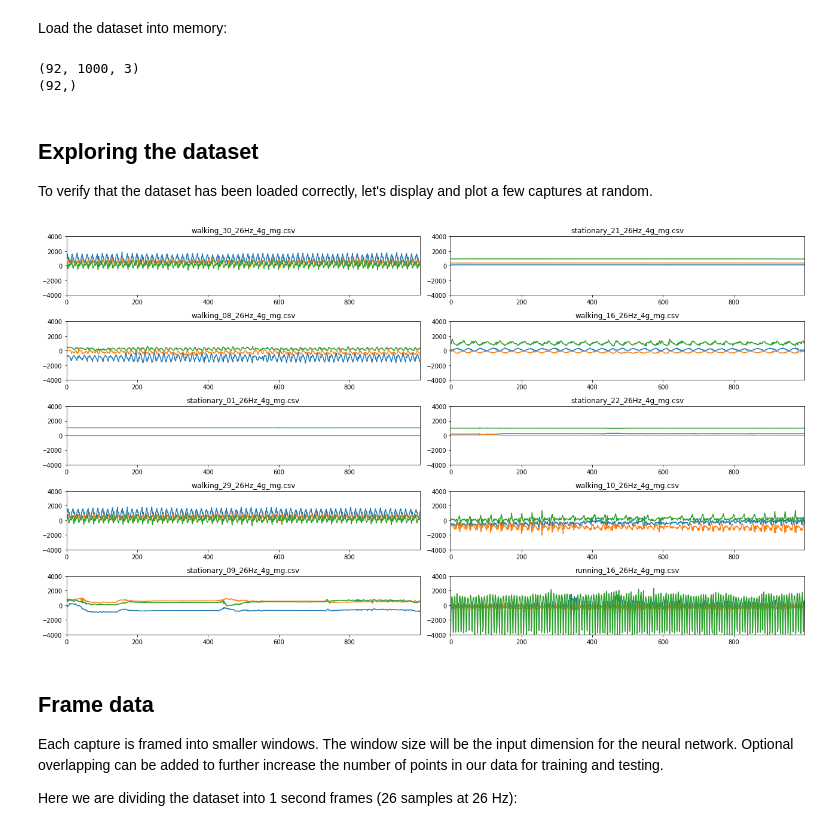
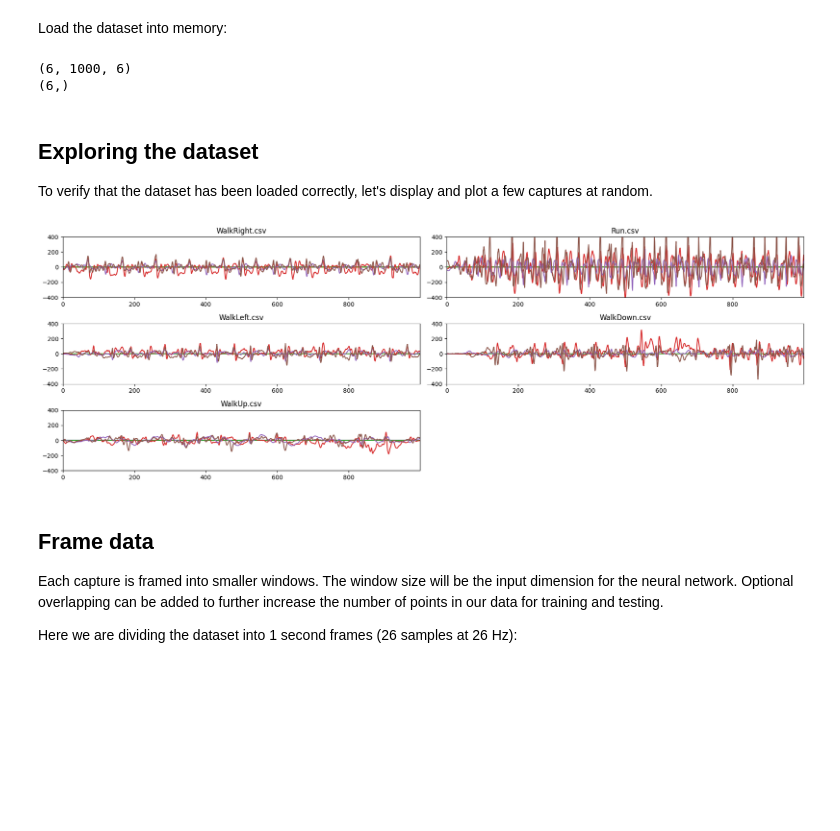
Before and after one commit to dairycowp/HAR_ST, a Jupyter notebook: “Human_Activity_Recognition”的副本.ipynb, the cells around one changed output. Cells and saved outputs as stored; diff of their text form; code cells hidden in the pictures; blank space fills up the shorter version.

```diff
--- a/“Human_Activity_Recognition”的副本.ipynb
+++ b/“Human_Activity_Recognition”的副本.ipynb
@@ -81,9 +81,9 @@ x_recordings = []
 y_recordings = []
 recordings_filenames = []
 for i, label in enumerate(labels):
-    filenames = glob.glob('dataset/' + label + '/*.csv')
+    filenames = glob.glob('drive/My Drive/Colab Notebooks/dataset/' + label + '/*.csv')
     for filename in filenames:
-        data = np.loadtxt(filename, delimiter=',')
+        data = np.loadtxt(filename, delimiter=',', max_rows=1000)
         x_recordings.append(data)
         y_recordings.append(i)
         recordings_filenames.append(filename)
@@ -94,30 +94,30 @@ y_recordings = np.array(y_recordings)
 print(x_recordings.shape)
 print(y_recordings.shape)
 # %% [output]
-(92, 1000, 3)
-(92,)
+(6, 1000, 6)
+(6,)
 # %% [markdown]
 ## Exploring the dataset
 To verify that the dataset has been loaded correctly, let's display and plot a few captures at random.
 # %%
 import random
 import matplotlib.pyplot as plt
 %matplotlib inline
 
 # Plot some captures
 random.seed(10)
-unique_rands = random.sample(range(len(x_recordings)), 10)
+unique_rands = random.sample(range(len(x_recordings)), 5)
 plt.figure(figsize=(18, 10))
 for i, n in enumerate(unique_rands):
     plt.subplot(5, 2, i + 1)
     plt.margins(x=0, y=-0.25)
     plt.plot(x_recordings[n])
-    plt.ylim(-4000, 4000)  # 4000 mg acc. range
+    plt.ylim(-400, 400)  # 4000 mg acc. range
     plt.title(recordings_filenames[n].split('/')[-1])
 plt.tight_layout()
 plt.show()
 # %% [output]
-[figure, old version]
+[figure, new version]
 # %% [markdown]
 ## Frame data
 
```
Also changed, not shown: parts of 2 cells of this notebook.
